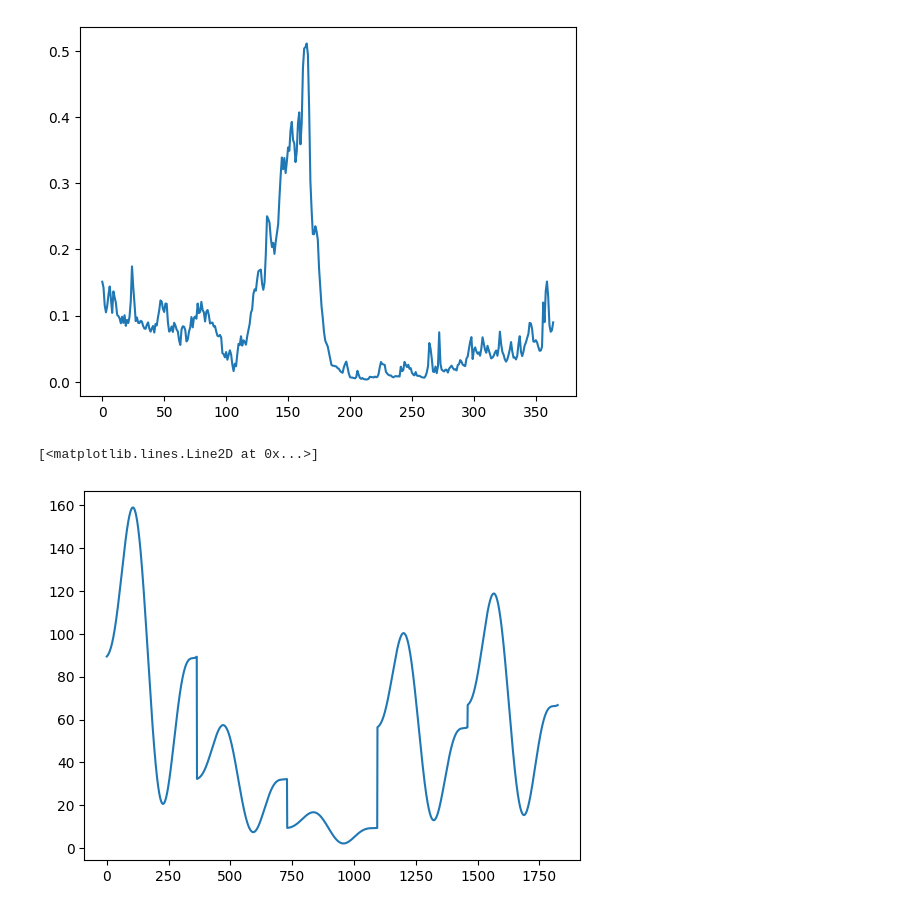
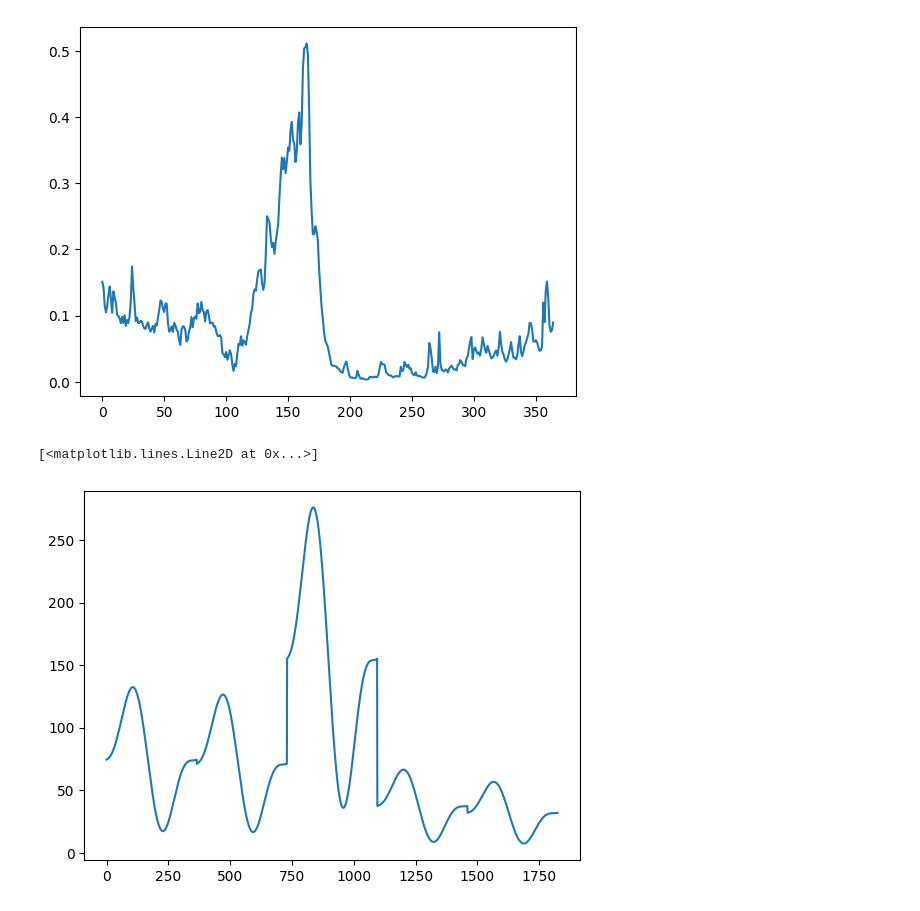
Before and after one commit to danilomcmaster/GSLModel, a Jupyter notebook: inflow.ipynb, the cells around one changed output. Drawn from its saved outputs; the diff is of its cells as text; code cells hidden in the pictures.

Commit message:
made graph

```diff
--- a/inflow.ipynb
+++ b/inflow.ipynb
@@ -420,13 +420,21 @@ np.mean(day_adj_vars)
 # %%
 a = 2.1825133333885867
 b = 0.025838829394326426
+params = [0.3362724, 0.26361918, -0.1660489, 0.55571495, 0.56250287]
+def seasonal_two_harmonics(t, A1, phi1, A2, phi2, C):
+    omega = 2 * np.pi / 365
+    return (
+        A1 * np.sin(omega * t + phi1)
+        + A2 * np.sin(2 * omega * t + phi2)
+        + C
+    )
 def simulate(num_years):
     draws = stats.gamma.rvs(a, scale=1/b, size=num_years)
     stretches = np.ravel(np.array([[draw]*365 for draw in draws]))
     return seasonal_two_harmonics(np.array(list(range(365))*num_years), *params)*stretches
 num_years = 5
 plt.plot(np.arange(365*num_years), simulate(num_years))
 # %% [output]
 [<matplotlib.lines.Line2D at 0x...>]
-[figure, old version]
+[figure, new version]
 # %%
```
Also changed, not shown: parts of 1 cell of this notebook, 1 other file.
